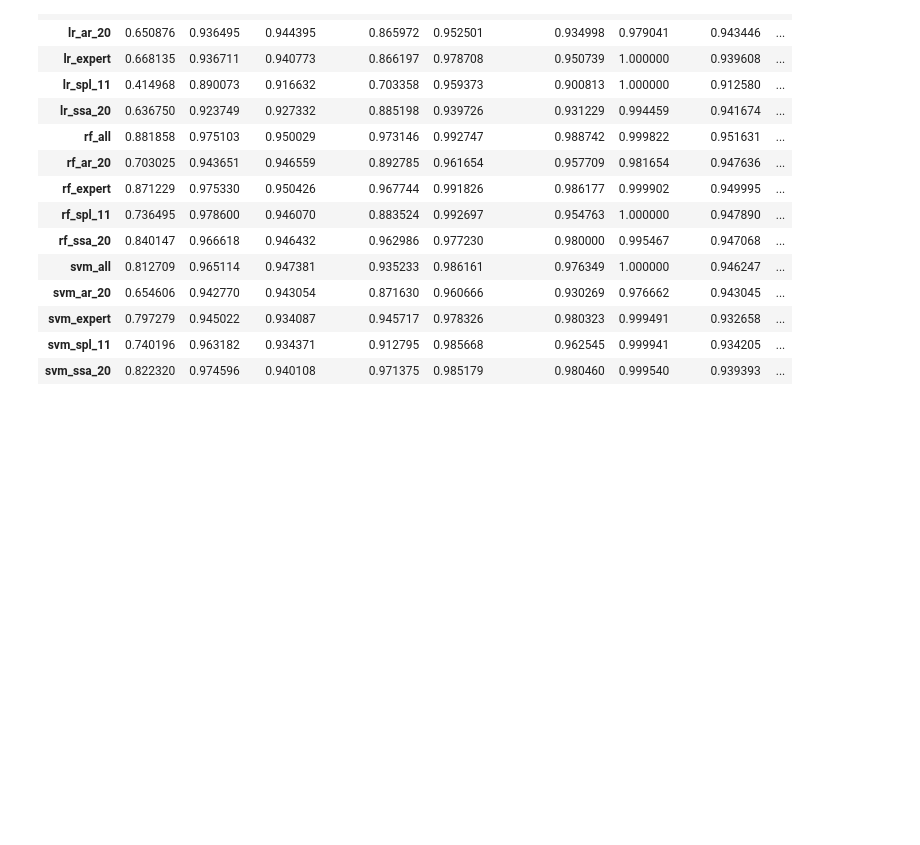
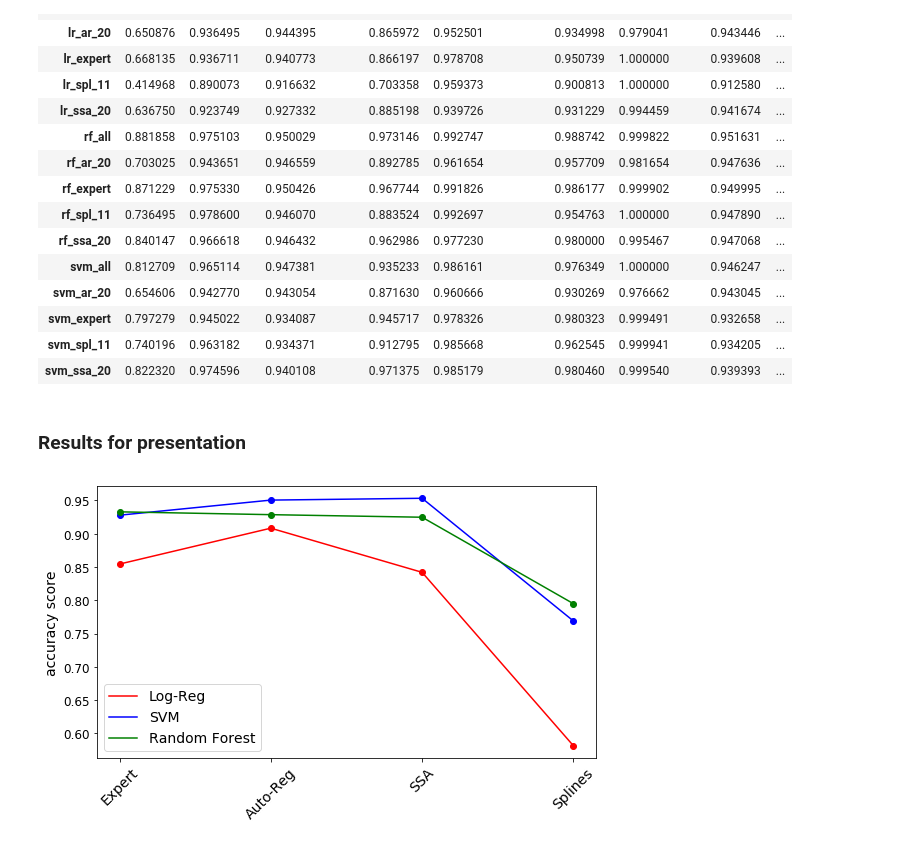
Before and after one commit to Ilyas979/2017-Isachenko-MetaModels, a Jupyter notebook: code/Classification.ipynb, the cells around one changed output. Drawn from its saved outputs; the diff is of its cells as text; code cells hidden in the pictures; blank space fills up the shorter version.

```diff
--- a/code/Classification.ipynb
+++ b/code/Classification.ipynb
@@ -272,3 +272,36 @@ results_uschad_final
 | svm_expert | 0.797279 | 0.945022 | 0.934087 | 0.945717 | 0.978326 | 0.980323 | 0.999491 | 0.932658 | ... |
 | svm_spl_11 | 0.740196 | 0.963182 | 0.934371 | 0.912795 | 0.985668 | 0.962545 | 0.999941 | 0.934205 | ... |
 | svm_ssa_20 | 0.822320 | 0.974596 | 0.940108 | 0.971375 | 0.985179 | 0.980460 | 0.999540 | 0.939393 | ... |
+# %% [markdown]
+### Results for presentation
+# %%
+tmp = results_wisdm_final.loc[:, 'all']
+lines = []
+c = ['r', 'b', 'g']
+
+for method in ['lr', 'svm', 'rf']:
+    lines.append([tmp[method + '_expert'],
+                  tmp[method + '_ar_20'],
+                  tmp[method + '_ssa_20'],
+                  tmp[method + '_spl_11']])
+
+ticks = ['Expert', 'Auto-Reg', 'SSA', 'Splines']
+
+plt.figure(figsize=(8, 5))
+
+plt.plot(range(4), lines[0], c=c[0], label='Log-Reg')
+plt.plot(range(4), lines[0], 'o', c=c[0])
+plt.plot(range(4), lines[1], c=c[1], label='SVM')
+plt.plot(range(4), lines[1], 'o', c=c[1])
+plt.plot(range(4), lines[2], c=c[2], label='Random Forest')
+plt.plot(range(4), lines[2], 'o', c=c[2])
+
+plt.legend(fontsize=14)
+plt.xticks(range(4), ticks, rotation=45, fontsize=14)
+plt.yticks(fontsize=12)
+plt.ylabel('accuracy score', fontsize=14)
+plt.tight_layout()
+plt.savefig('./../doc/wisdm_methods.png')
+plt.show()
+# %% [output]
+[figure, added]
```
Also changed, not shown: parts of 1 cell of this notebook, 2 other files.
